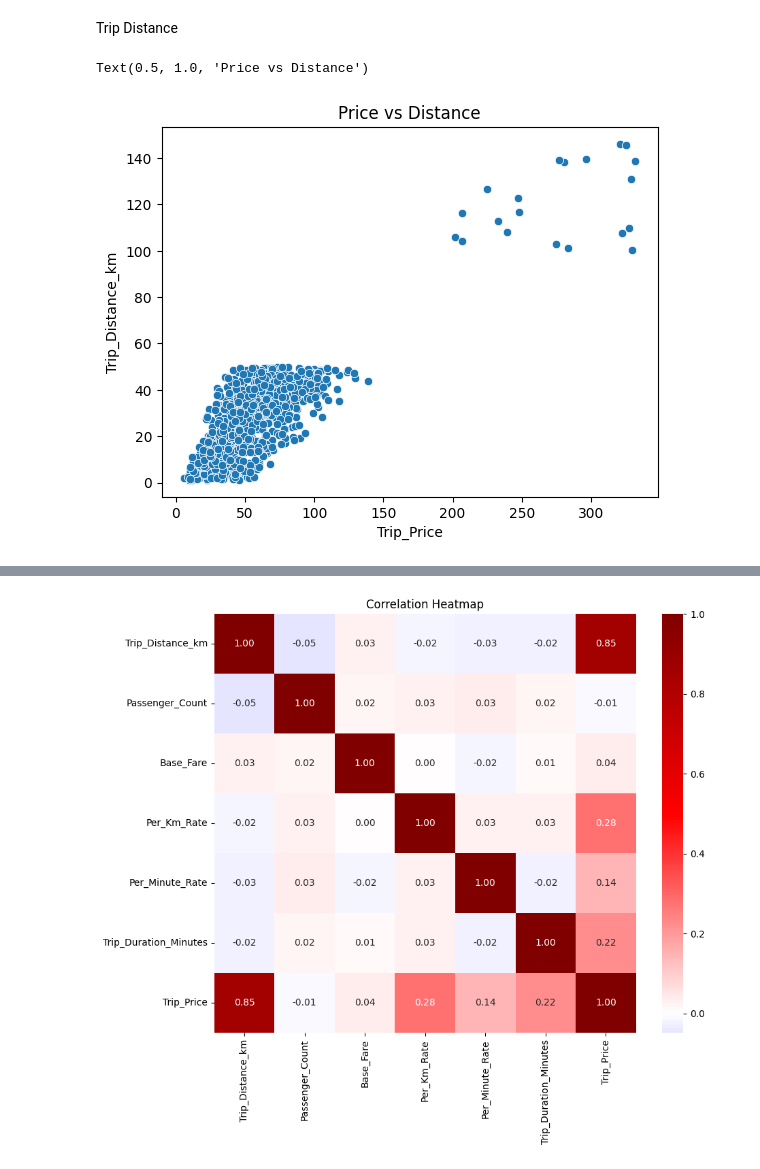
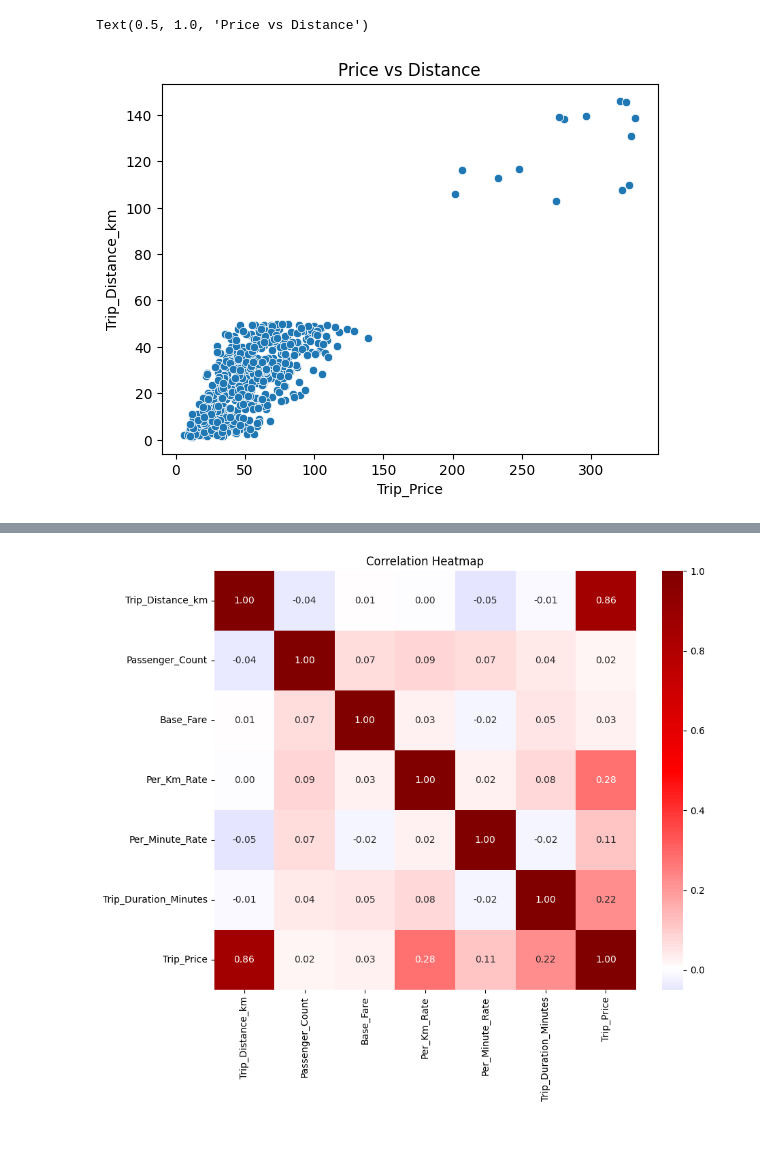
Before and after one commit to Josefin3647/taxi_prediction_fullstack_josefin, a Jupyter notebook: src/taxipred/model_development/eda.ipynb, the cells around one changed output, grey strips where cells are left out. Cells and saved outputs as stored; diff of their text form; code cells hidden in the pictures; blank space fills up the shorter version.

```diff
--- a/src/taxipred/model_development/eda.ipynb
+++ b/src/taxipred/model_development/eda.ipynb
@@ -18,0 +64,4 @@ df.head()
+# %%
+df = df.dropna(subset=df.columns.difference(["Trip_Price"]))
+
+df.isna().sum()
@@ -76,4 +112,0 @@ Name: count, dtype: int64
-# %%
-df[cat_cols] = df[cat_cols].fillna("Unknown")
-
-df[cat_cols].isna().sum()
@@ -93,8 +115,10 @@ sns.histplot(df["Trip_Price"])
-# %% [markdown]
-Trip Distance
 # %%
-sns.scatterplot(data=df, x="Trip_Price", y="Trip_Distance_km")
+sns.scatterplot(
+    data=df,
+    x="Trip_Price",
+    y="Trip_Distance_km"
+)
 plt.title("Price vs Distance")
 # %% [output]
 Text(0.5, 1.0, 'Price vs Distance')
-[figure, old version]
+[figure, new version]
```
Also changed, not shown: parts of 31 cells of this notebook, 3 other files.
